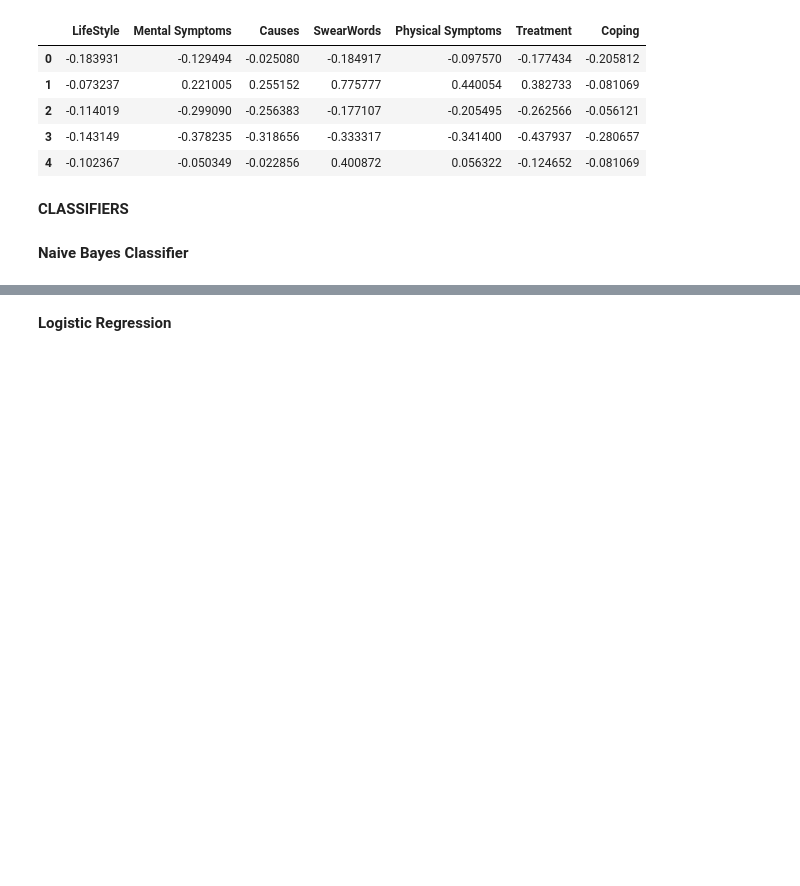
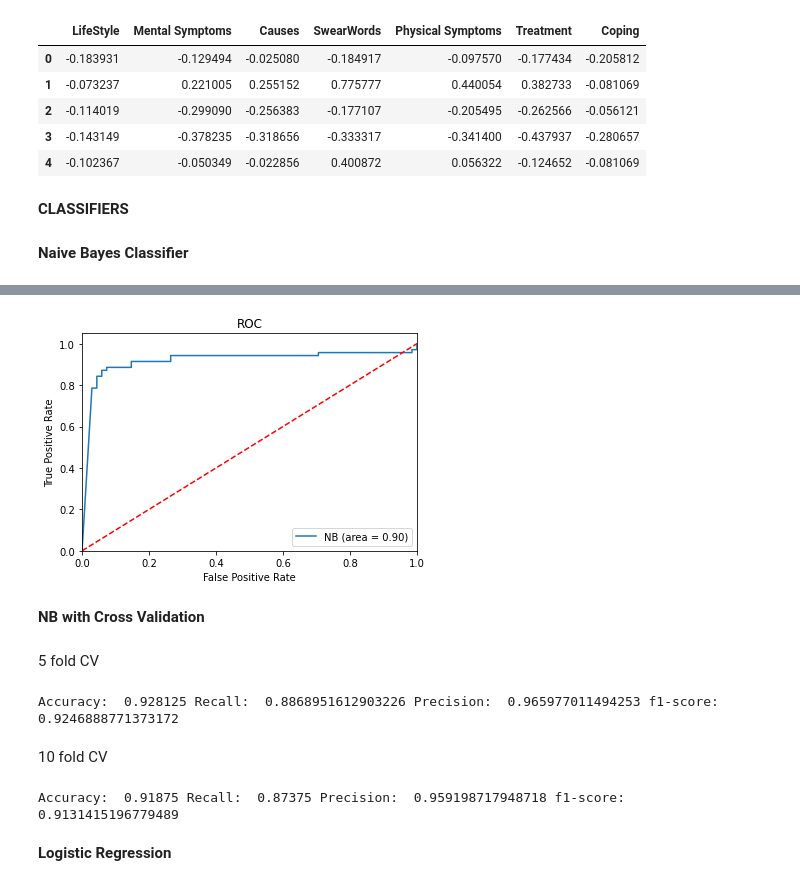
Before and after one commit to abhilashhn1993/topic-modeling-to-identify-depression-markers, a Jupyter notebook: Code/Final_Classifier.ipynb, the cells around one changed output, grey strips where cells are left out. Saved outputs shown, nothing was run; the diff lists cells and outputs as text; code cells hidden in the pictures; blank space fills up the shorter version.

```diff
--- a/Code/Final_Classifier.ipynb
+++ b/Code/Final_Classifier.ipynb
@@ -122,14 +133,20 @@ Recall:  0.892016806722689 Precision:  0.8949206349206349 F-score:  0.8911614701
 # %%
 nb_roc_auc = roc_auc_score(Test_Y, model.fit(Train_X, Train_Y).predict(Test_X))
 fpr, tpr, thresholds = roc_curve(Test_Y, model.fit(Train_X, Train_Y).predict_proba(Test_X)[:,1])
 plt.figure()
-plt.plot(fpr, tpr, label='Logistic Regression (area = %0.2f)' % nb_roc_auc)
+plt.plot(fpr, tpr, label='NB (area = %0.2f)' % nb_roc_auc)
 plt.plot([0, 1], [0, 1],'r--')
 plt.xlim([0.0, 1.0])
 plt.ylim([0.0, 1.05])
 plt.xlabel('False Positive Rate')
 plt.ylabel('True Positive Rate')
-plt.title('Receiver operating characteristic')
+plt.title('ROC')
 plt.legend(loc="lower right")
-plt.savefig('NB_ROC_9')
+plt.savefig('NB_TopicsOnly')
 plt.show()
+# %% [output]
+[figure, added]
+# %% [markdown]
+**NB with Cross Validation**
+# %% [markdown]
+5 fold CV
@@ -135,0 +161,7 @@ plt.show()
+# %%
+print("Accuracy: ", accuracy_score.mean(), "Recall: ", recall_score.mean(), "Precision: ",
+      precision_score.mean(), "f1-score: ", f1_score.mean())
+# %% [output]
+Accuracy:  0.928125 Recall:  0.8868951612903226 Precision:  0.965977011494253 f1-score:  0.9246888771373172
+# %% [markdown]
+10 fold CV
@@ -136,3 +173,8 @@ plt.show()
+# %%
+print("Accuracy: ", accuracy_score.mean(), "Recall: ", recall_score.mean(), "Precision: ",
+      precision_score.mean(), "f1-score: ", f1_score.mean())
+# %% [output]
+Accuracy:  0.91875 Recall:  0.87375 Precision:  0.959198717948718 f1-score:  0.9131415196779489
 # %% [markdown]
 **Logistic Regression**
 # %%
```
Also changed, not shown: parts of 27 cells of this notebook.
